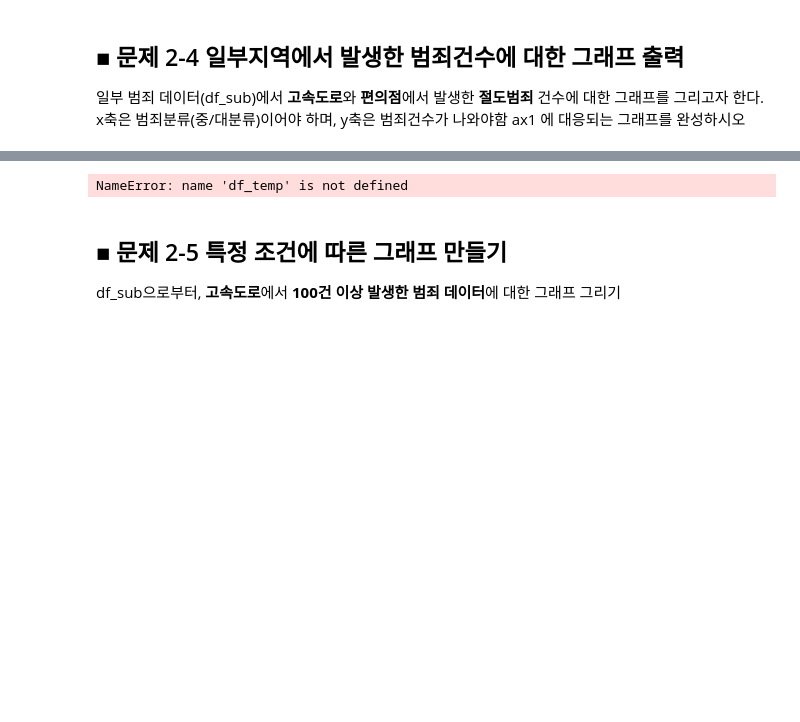
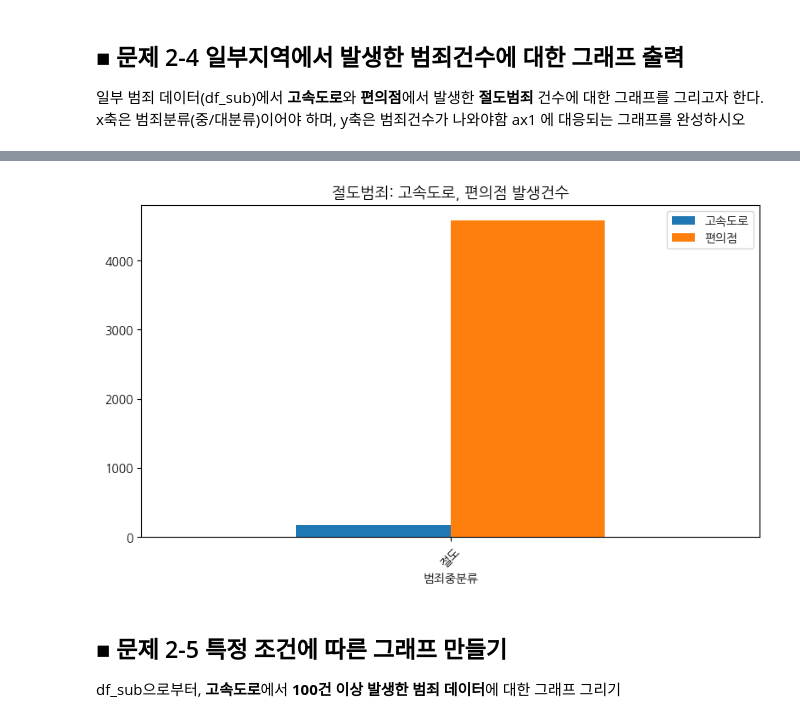
Before and after one commit to Kim-dingdong/dataframe-goodgoodgood, a Jupyter notebook: 이산수학 문제 답.ipynb, the cells around one changed output, grey strips where cells are left out. Cells and saved outputs as stored; diff of their text form; code cells hidden in the pictures; blank space fills up the shorter version.

```diff
--- a/이산수학 문제 답.ipynb
+++ b/이산수학 문제 답.ipynb
@@ -462,8 +396,8 @@ WARNING:matplotlib.font_manager:findfont: Font family 'NanumBarunGothic' not fou
 # %%
-df_temp.plot(kind='bar', ax=ax1)
+#df_temp.plot(kind='bar', ax=ax1)
 fig
 # %% [output]
-NameError: name 'df_temp' is not defined
+[figure, added]
 # %% [markdown]
 ## ■ 문제 2-5 특정 조건에 따른 그래프 만들기
 df_sub으로부터, **고속도로**에서 **100건 이상 발생한 범죄 데이터**에 대한 그래프 그리기
```
Also changed, not shown: parts of 9 cells of this notebook.
